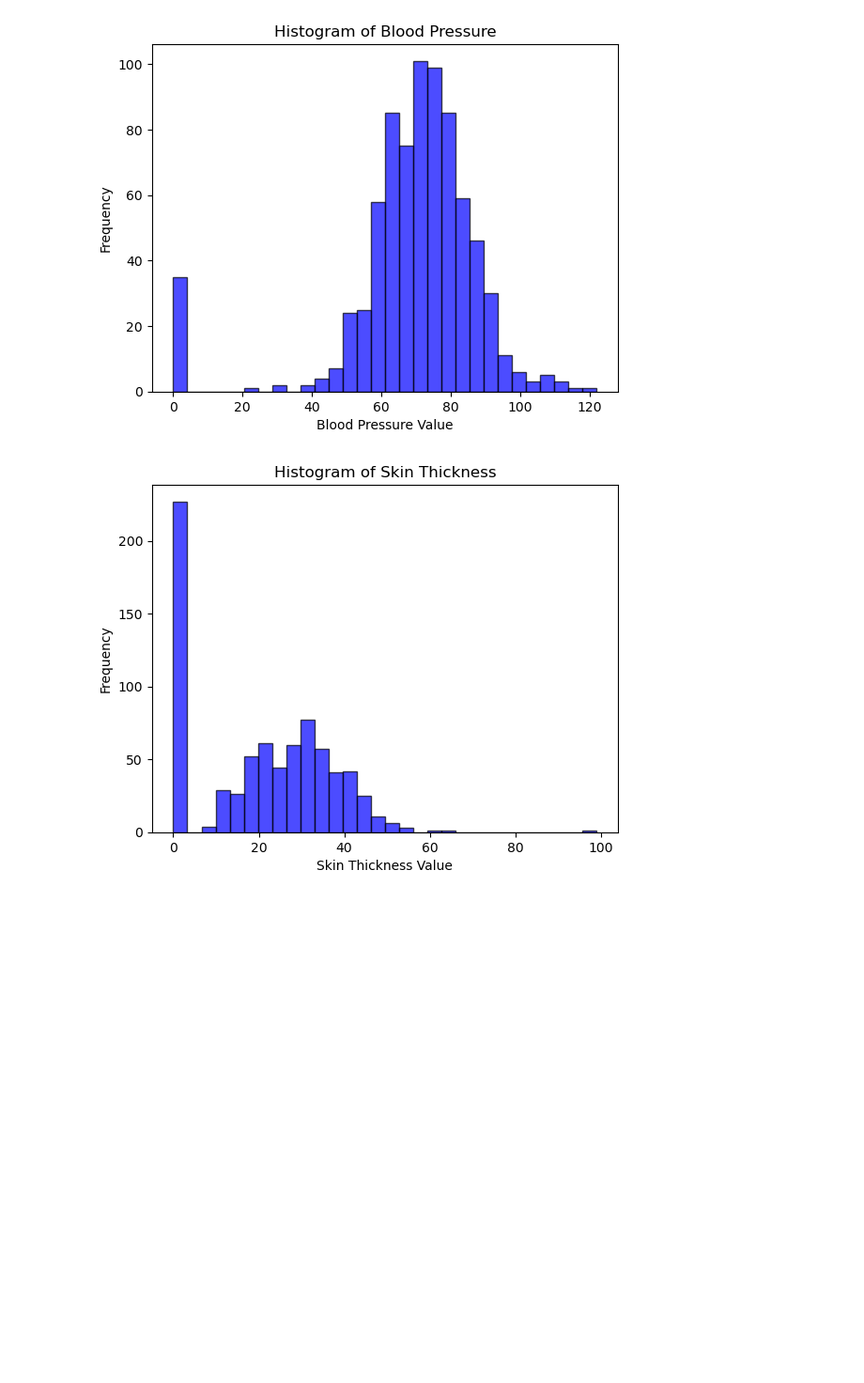
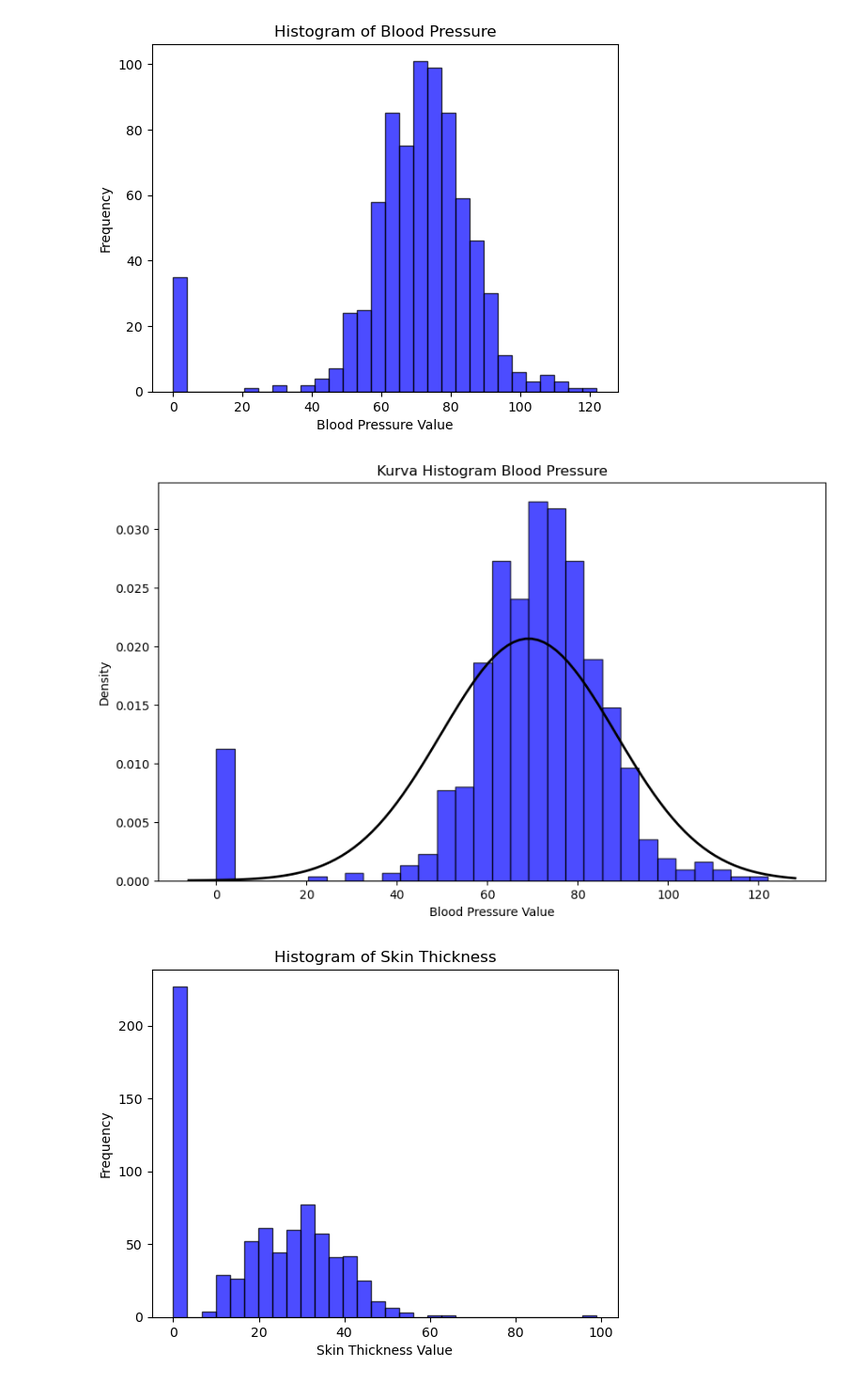
Before and after one commit to JSenpa1/UTS-ML-BayessianLearning, a Jupyter notebook: UTS2024_IF540L_Kelas E_Kelompok_6.ipynb, the cells around one changed output. Shown at 94% size. Drawn from its saved outputs; the diff is of its cells as text; code cells hidden in the pictures; blank space fills up the shorter version.

```diff
--- a/UTS2024_IF540L_Kelas E_Kelompok_6.ipynb
+++ b/UTS2024_IF540L_Kelas E_Kelompok_6.ipynb
@@ -150,6 +195,27 @@ plt.ylabel('Frequency')
 plt.show()
 # %% [output]
 [figure]
+# %%
+from scipy.stats import norm
+mean = np.mean(df.BloodPressure)
+std_dev = np.std(df.BloodPressure)
+
+plt.figure(figsize=(10, 6))
+plt.hist(df.BloodPressure, bins = 30, alpha = 0.7, color='blue', edgecolor='black', density=True)
+
+xmin, xmax = plt.xlim()
+x = np.linspace(xmin, xmax, 100)
+p = norm.pdf(x, mean, std_dev)
+
+plt.plot(x, p, 'k', linewidth=2)
+plt.title("Kurva Histogram Blood Pressure")
+plt.xlabel('Blood Pressure Value')
+plt.ylabel('Density')
+
+plt.show()
+#bagus
+# %% [output]
+[figure, added]
 # %%
 #Histogram Plot for SkinThickness
 plt.hist(df.SkinThickness, bins = 30, alpha = 0.7, color='blue', edgecolor='black')
```
Also changed, not shown: parts of 26 cells of this notebook.
